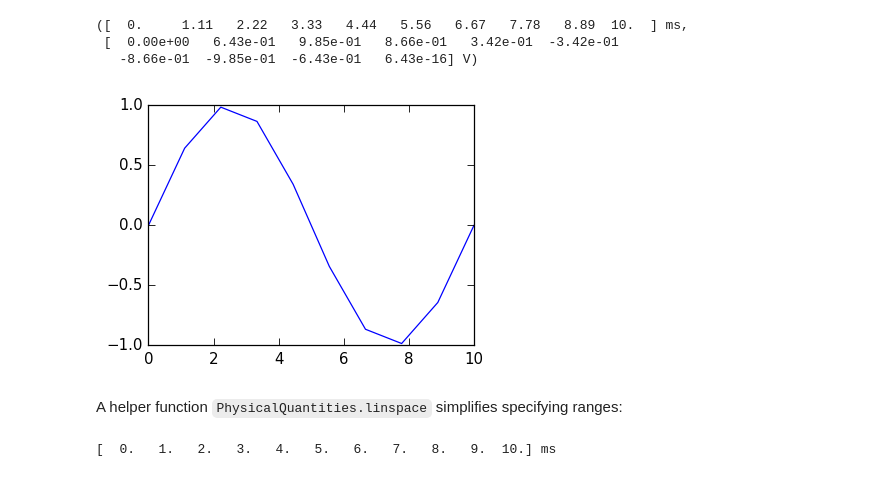
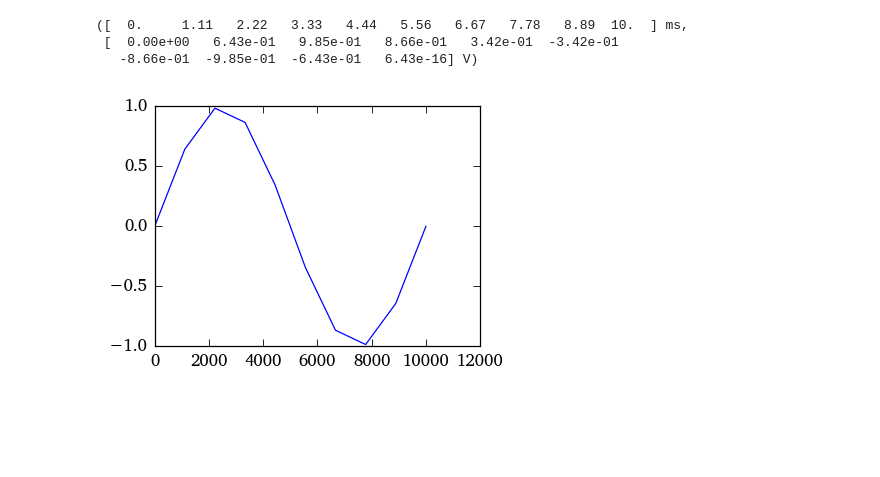
Before and after one commit to juhasch/PhysicalQuantities, a Jupyter notebook: examples/pq-numpy.ipynb, the cells around one changed output. Drawn from its saved outputs; the diff is of its cells as text; code cells hidden in the pictures; blank space fills up the shorter version.

```diff
--- a/examples/pq-numpy.ipynb
+++ b/examples/pq-numpy.ipynb
@@ -47,7 +49,7 @@ print(t.ms_)
 # %% [markdown]
 A more practical example:
 # %%
-t = linspace(0,10, 10) * 1 ms
+t = nw.linspace(0, 10ms, 10)
 f = 100 Hz
 u = np.sin(2*np.pi*f*t) * 1 V
 t,u
@@ -56,13 +58,6 @@ t,u
  [  0.00e+00   6.43e-01   9.85e-01   8.66e-01   3.42e-01  -3.42e-01
    -8.66e-01  -9.85e-01  -6.43e-01   6.43e-16] V)
 # %%
-plot(t.ms_,u.V_);
+plot(t.us_,u.V_);
 # %% [output]
-[figure, old version]
+[figure, new version]
-# %% [markdown]
-A helper function `PhysicalQuantities.linspace` simplifies specifying ranges:
-# %%
-t = pq.linspace(0, 10ms, 11)
-print(t)
-# %% [output]
-[  0.   1.   2.   3.   4.   5.   6.   7.   8.   9.  10.] ms
```
Also changed, not shown: parts of 6 cells of this notebook, 7 other files.
